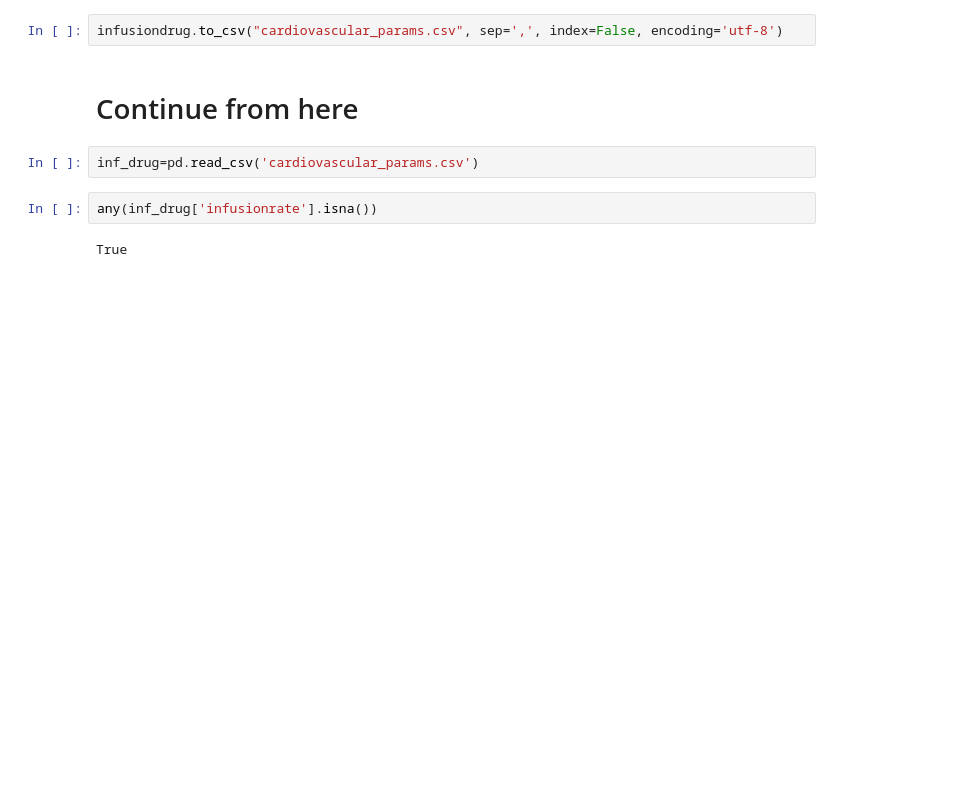
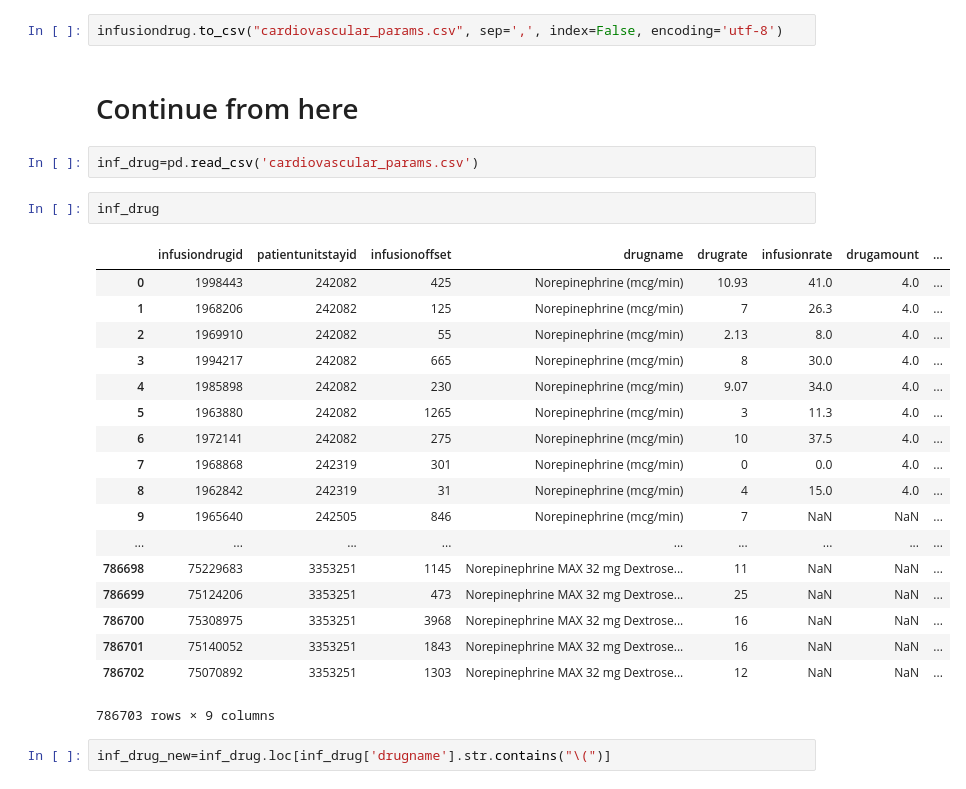
Before and after one commit to Ronet05/GSoC-CBMI-eICU, a Jupyter notebook: Cardiovascular param.ipynb, the cells around one changed output. Drawn from its saved outputs; the diff is of its cells as text; blank space fills up the shorter version.

Commit message:
Upadting inf_drug params

```diff
--- a/Cardiovascular param.ipynb
+++ b/Cardiovascular param.ipynb
@@ -84,8 +84,27 @@ infusiondrug.to_csv("cardiovascular_params.csv", sep=',', index=False, encoding=
 <h1>Continue from here</h1>
 # %%
 inf_drug=pd.read_csv('cardiovascular_params.csv')
-# %%
-any(inf_drug['infusionrate'].isna())
-# %% [output]
-True
+# %%
+inf_drug
+# %% [output]
+|  | infusiondrugid | patientunitstayid | infusionoffset | drugname | drugrate | infusionrate | drugamount | ... |
+| 0 | 1998443 | 242082 | 425 | Norepinephrine (mcg/min) | 10.93 | 41.0 | 4.0 | ... |
+| 1 | 1968206 | 242082 | 125 | Norepinephrine (mcg/min) | 7 | 26.3 | 4.0 | ... |
+| 2 | 1969910 | 242082 | 55 | Norepinephrine (mcg/min) | 2.13 | 8.0 | 4.0 | ... |
+| 3 | 1994217 | 242082 | 665 | Norepinephrine (mcg/min) | 8 | 30.0 | 4.0 | ... |
+| 4 | 1985898 | 242082 | 230 | Norepinephrine (mcg/min) | 9.07 | 34.0 | 4.0 | ... |
+| 5 | 1963880 | 242082 | 1265 | Norepinephrine (mcg/min) | 3 | 11.3 | 4.0 | ... |
+| 6 | 1972141 | 242082 | 275 | Norepinephrine (mcg/min) | 10 | 37.5 | 4.0 | ... |
+| 7 | 1968868 | 242319 | 301 | Norepinephrine (mcg/min) | 0 | 0.0 | 4.0 | ... |
+| 8 | 1962842 | 242319 | 31 | Norepinephrine (mcg/min) | 4 | 15.0 | 4.0 | ... |
+| 9 | 1965640 | 242505 | 846 | Norepinephrine (mcg/min) | 7 | NaN | NaN | ... |
+| ... | ... | ... | ... | ... | ... | ... | ... | ... |
+| 786698 | 75229683 | 3353251 | 1145 | Norepinephrine MAX 32 mg Dextrose... | 11 | NaN | NaN | ... |
+| 786699 | 75124206 | 3353251 | 473 | Norepinephrine MAX 32 mg Dextrose... | 25 | NaN | NaN | ... |
+| 786700 | 75308975 | 3353251 | 3968 | Norepinephrine MAX 32 mg Dextrose... | 16 | NaN | NaN | ... |
+| 786701 | 75140052 | 3353251 | 1843 | Norepinephrine MAX 32 mg Dextrose... | 16 | NaN | NaN | ... |
+| 786702 | 75070892 | 3353251 | 1303 | Norepinephrine MAX 32 mg Dextrose... | 12 | NaN | NaN | ... |
+786703 rows × 9 columns
+# %%
+inf_drug_new=inf_drug.loc[inf_drug['drugname'].str.contains("\(")]
 # %%
```
Also changed, not shown: parts of 22 cells of this notebook.
